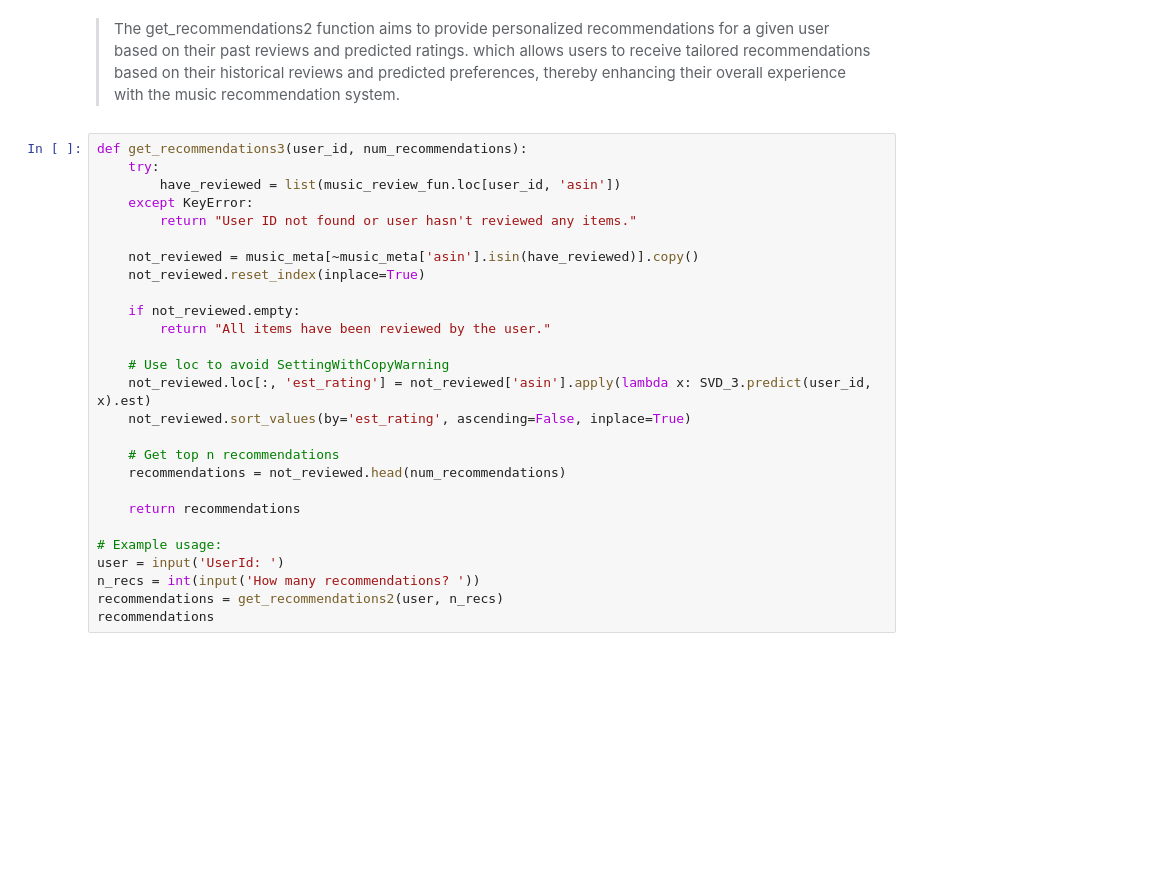
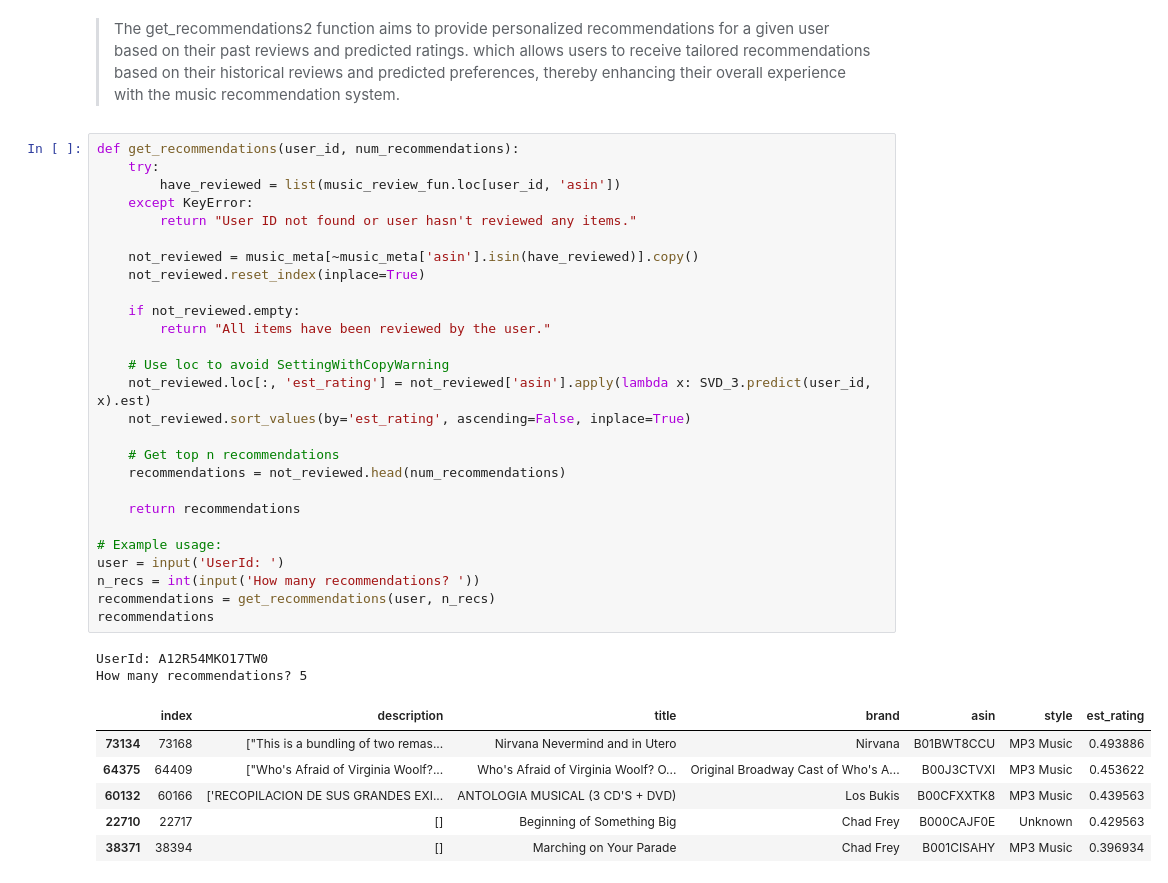
Before and after one commit to RigatN/Amazon_Digital_Music_Recommendation_System, a Jupyter notebook: Recommendation_system.ipynb, the cells around one changed output. Cells and saved outputs as stored; diff of their text form; blank space fills up the shorter version.

```diff
--- a/Recommendation_system.ipynb
+++ b/Recommendation_system.ipynb
@@ -393,29 +425,38 @@ music_review_fun.head()
 # %% [markdown]
 >The get_recommendations2 function aims to provide personalized recommendations for a given user based on their past reviews and predicted ratings. which  allows users to receive tailored recommendations based on their historical reviews and predicted preferences, thereby enhancing their overall experience with the music recommendation system.
 # %%
-def get_recommendations3(user_id, num_recommendations):
+def get_recommendations(user_id, num_recommendations):
     try:
         have_reviewed = list(music_review_fun.loc[user_id, 'asin'])
     except KeyError:
         return "User ID not found or user hasn't reviewed any items."
 
     not_reviewed = music_meta[~music_meta['asin'].isin(have_reviewed)].copy()
     not_reviewed.reset_index(inplace=True)
 
     if not_reviewed.empty:
         return "All items have been reviewed by the user."
 
     # Use loc to avoid SettingWithCopyWarning
     not_reviewed.loc[:, 'est_rating'] = not_reviewed['asin'].apply(lambda x: SVD_3.predict(user_id, x).est)
     not_reviewed.sort_values(by='est_rating', ascending=False, inplace=True)
 
     # Get top n recommendations
     recommendations = not_reviewed.head(num_recommendations)
 
     return recommendations
 
 # Example usage:
 user = input('UserId: ')
 n_recs = int(input('How many recommendations? '))
-recommendations = get_recommendations2(user, n_recs)
+recommendations = get_recommendations(user, n_recs)
 recommendations
+# %% [output]
+UserId: A12R54MKO17TW0
+How many recommendations? 5
+|  | index | description | title | brand | asin | style | est_rating |
+| 73134 | 73168 | ["This is a bundling of two remas... | Nirvana Nevermind and in Utero | Nirvana | B01BWT8CCU | MP3 Music | 0.493886 |
+| 64375 | 64409 | ["Who's Afraid of Virginia Woolf?... | Who's Afraid of Virginia Woolf? O... | Original Broadway Cast of Who's A... | B00J3CTVXI | MP3 Music | 0.453622 |
+| 60132 | 60166 | ['RECOPILACION DE SUS GRANDES EXI... | ANTOLOGIA MUSICAL (3 CD'S + DVD) | Los Bukis | B00CFXXTK8 | MP3 Music | 0.439563 |
+| 22710 | 22717 | [] | Beginning of Something Big | Chad Frey | B000CAJF0E | Unknown | 0.429563 |
+| 38371 | 38394 | [] | Marching on Your Parade | Chad Frey | B001CISAHY | MP3 Music | 0.396934 |
```
Also changed, not shown: parts of 21 cells of this notebook, 2 other files.
